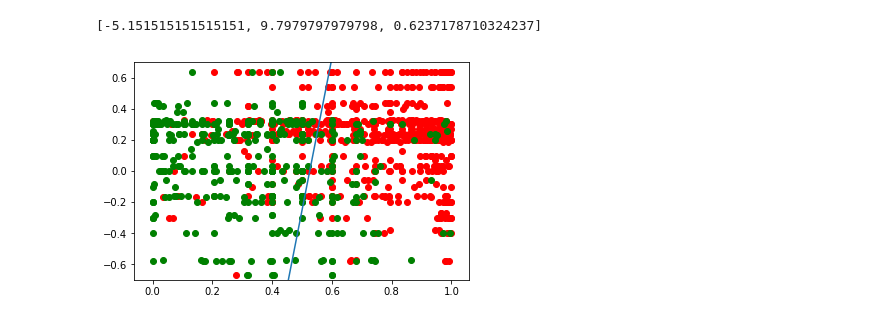
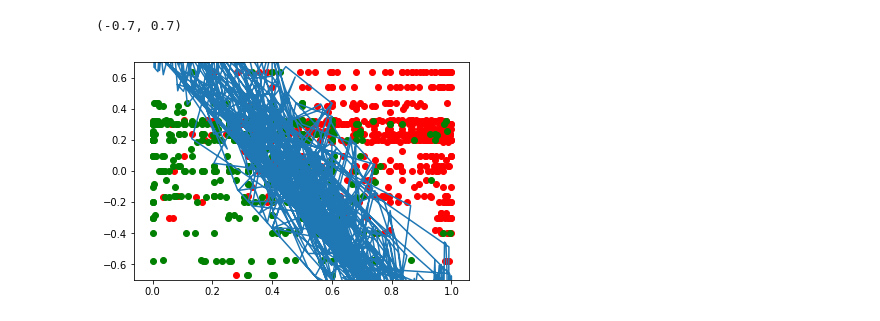
Before and after one commit to YvanDavidHerChar/MetodosComputacionalesAvanzados, a Jupyter notebook: RecetasYvanescas/Semana11-1.ipynb, the cells around one changed output. Drawn from its saved outputs; the diff is of its cells as text; code cells hidden in the pictures.

```diff
--- a/RecetasYvanescas/Semana11-1.ipynb
+++ b/RecetasYvanescas/Semana11-1.ipynb
@@ -19,11 +11,12 @@ from sklearn.svm import LinearSVC
 data = pd.read_csv('OJ.csv')
 data = data.dropna()
 data = data.drop("Unnamed: 0",axis=1)
-X1 = np.array(data[['LoyalCH']])
-X2 = np.array(data[['PriceDiff']])
+X = np.array(data[['LoyalCH','PriceDiff']])
 Y1 = np.array(data['Purchase'])
 Y1[Y1=='CH'] = 0
 Y1[Y1=='MM'] = 1
+X1 = X[:,0]
+X2 = X[:,1]
 Y_N= Y1[Y1==0]
 Y_S= Y1[Y1==1]
 X1_N = X1[Y1==0]
@@ -54,10 +44,10 @@ for i in intersecciones:
         ns = 0
         nn = 0
         for y in range(STotal):
-            if (i+j*X1_S[y])<(X2_S[y]):
+            if (i+j*X1_S[y])>(X2_S[y]):
                 ns=ns+1
         for y in range(NTotal):
-            if (i+j*X1_N[y])>(X2_N[y]):
+            if (i+j*X1_N[y])<(X2_N[y]):
                 nn=nn+1
         estaEficiencia = (nn/NTotal)*(ns/STotal)
         eficiencias.append(estaEficiencia)
@@ -65,0 +88,12 @@ for i in intersecciones:
+# %%
+data = pd.read_csv('OJ.csv')
+data = data.dropna()
+data = data.drop("Unnamed: 0",axis=1)
+X = data[['LoyalCH','PriceDiff']]
+Y1 = data['Purchase']
+sv = LinearSVC()
+sv.fit(X,Y1)
+o = sv.decision_function(X)
+YY, XX = np.meshgrid(X2, X1)
+xy = np.vstack([XX.ravel(), YY.ravel()]).T
+Z = sv.decision_function(xy).reshape(XX.shape)
@@ -66,13 +123,19 @@ for i in intersecciones:
 # %%
-interseccion = trios[-1][0]
-pendiente = trios[-1][1]
+ns = 0
+nn = 0
+for y in range(STotal):
+    if (((sv.coef_[0][1])+(sv.coef_[0][0])*X1_S[y])>(X2_S[y])):
+        ns=ns+1
+for y in range(NTotal):
+    if (((sv.coef_[0][1])+(sv.coef_[0][0])*X1_N[y])<(X2_N[y])):
+        nn=nn+1
+estaEficiencia = (nn/NTotal)*(ns/STotal)
 x = np.linspace(0,1,100)
-plt.scatter(X1[Y1==0], X2[Y1==0], c='r')
-plt.scatter(X1[Y1==1], X2[Y1==1], c='g')
-recta = interseccion + x*pendiente
-plt.plot(x,recta)
+plt.scatter(X1[Y1=='CH'], X2[Y1=='CH'], c='r')
+plt.scatter(X1[Y1=='MM'], X2[Y1=='MM'], c='g')
+recta = sv.coef_[0][1] + x*sv.coef_[0][0]
+plt.plot(X1,o)
 plt.ylim((-0.7,0.7))
-print(trios[-1])
 # %% [output]
-[-5.151515151515151, 9.7979797979798, 0.6237178710324237]
+(-0.7, 0.7)
-[figure, old version]
+[figure, new version]
```
Also changed, not shown: parts of 10 cells of this notebook.
